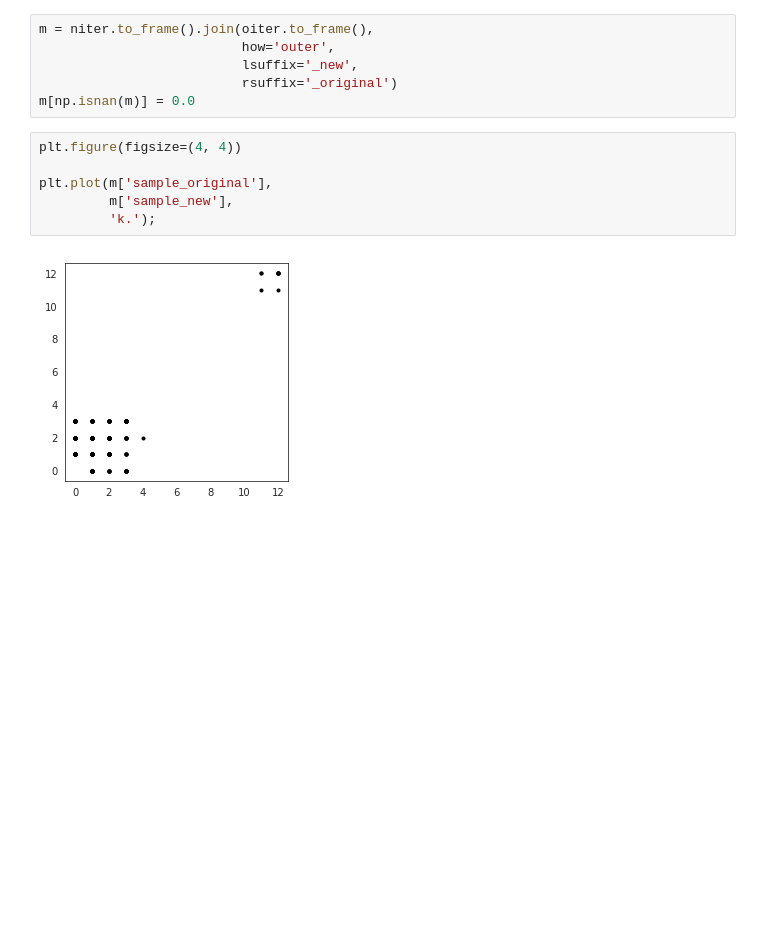
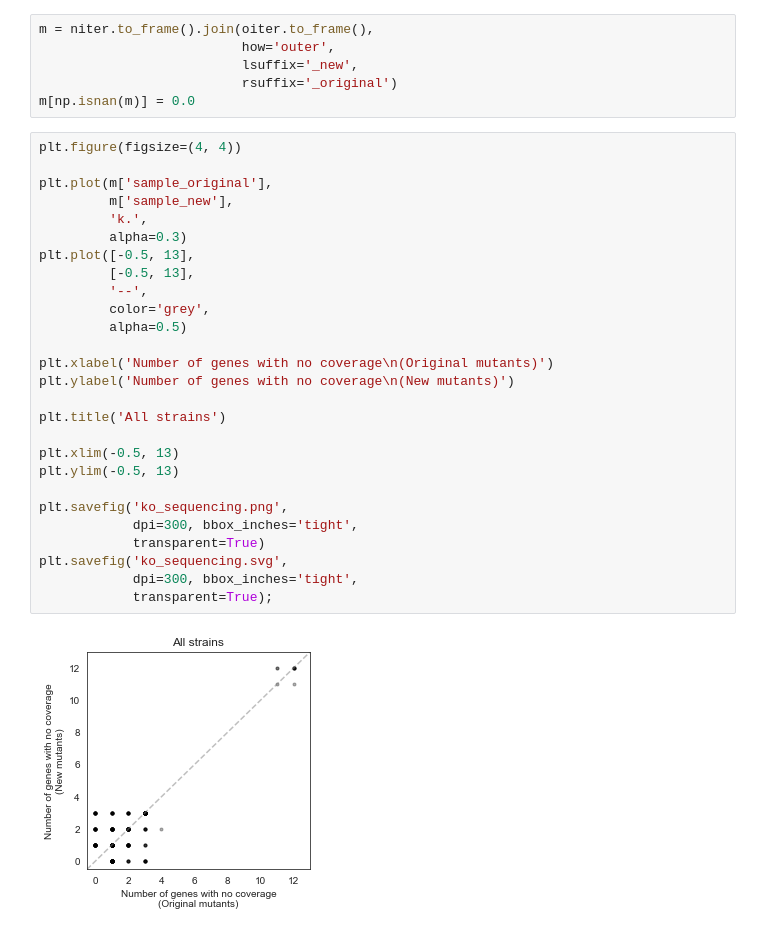
Before and after one commit to mgalardini/2018koyeast, a Jupyter notebook: notebooks/sequencing_kos.ipynb, the cells around one changed output. Saved outputs shown, nothing was run; the diff lists cells and outputs as text; blank space fills up the shorter version.

```diff
--- a/notebooks/sequencing_kos.ipynb
+++ b/notebooks/sequencing_kos.ipynb
@@ -32,14 +37,35 @@ m = niter.to_frame().join(oiter.to_frame(),
                           lsuffix='_new',
                           rsuffix='_original')
 m[np.isnan(m)] = 0.0
-# %%
-plt.figure(figsize=(4, 4))
-
-plt.plot(m['sample_original'],
-         m['sample_new'],
-         'k.');
-# %% [output]
-[figure, removed]
+# %%
+plt.figure(figsize=(4, 4))
+
+plt.plot(m['sample_original'],
+         m['sample_new'],
+         'k.',
+         alpha=0.3)
+plt.plot([-0.5, 13],
+         [-0.5, 13],
+         '--',
+         color='grey',
+         alpha=0.5)
+
+plt.xlabel('Number of genes with no coverage\n(Original mutants)')
+plt.ylabel('Number of genes with no coverage\n(New mutants)')
+
+plt.title('All strains')
+
+plt.xlim(-0.5, 13)
+plt.ylim(-0.5, 13)
+
+plt.savefig('ko_sequencing.png',
+            dpi=300, bbox_inches='tight',
+            transparent=True)
+plt.savefig('ko_sequencing.svg',
+            dpi=300, bbox_inches='tight',
+            transparent=True);
+# %% [output]
+[figure, added]
 # %%
 plt.figure(figsize=(8, 8))
 
```
Also changed, not shown: parts of 2 cells of this notebook.
